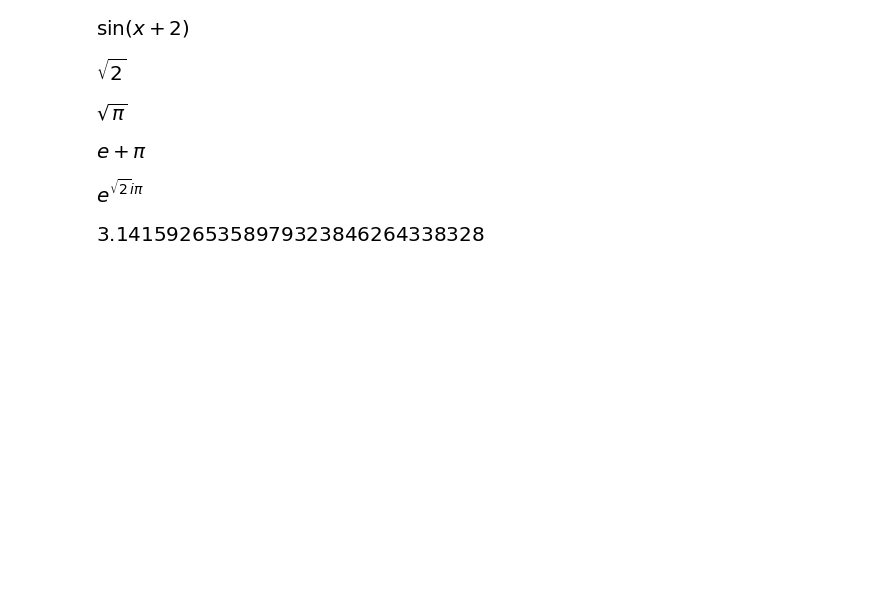
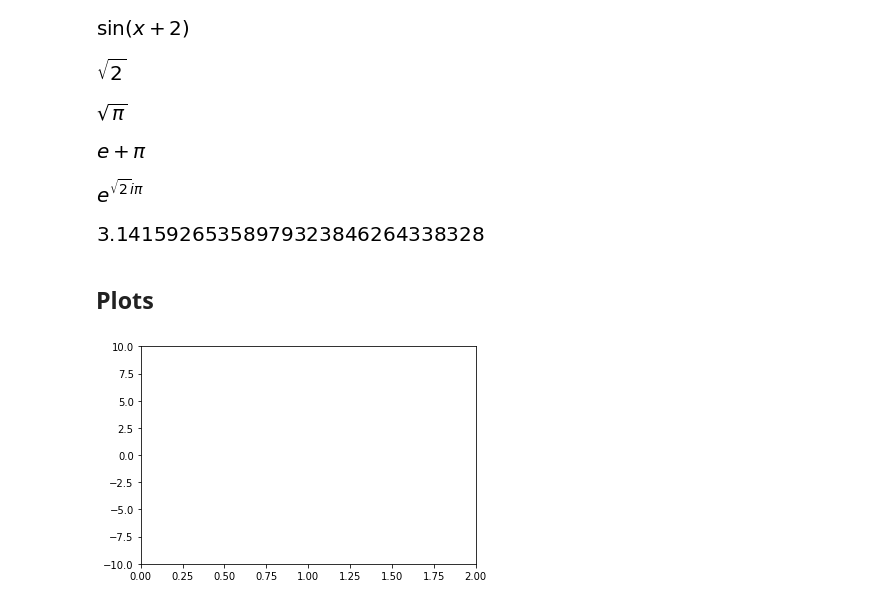
Before and after one commit to madvay/math-explorations, a Jupyter notebook: learning/playground.ipynb, the cells around one changed output. Saved outputs shown, nothing was run; the diff lists cells and outputs as text; code cells hidden in the pictures; blank space fills up the shorter version.

```diff
--- a/learning/playground.ipynb
+++ b/learning/playground.ipynb
@@ -41,3 +43,12 @@ exp(pi*i*sqrt(2))
 pi.evalf(30,chop=True)
 # %% [output]
 [figure]
+# %% [markdown]
+## Plots
+# %%
+fig, axes = plt.subplots()
+axes.set_xlim(( 0, 2))
+axes.set_ylim((-10, 10))
+line, = axes.plot([], [], lw = 1.5)
+# %% [output]
+[figure, added]
```
Also changed, not shown: parts of 4 cells of this notebook.
